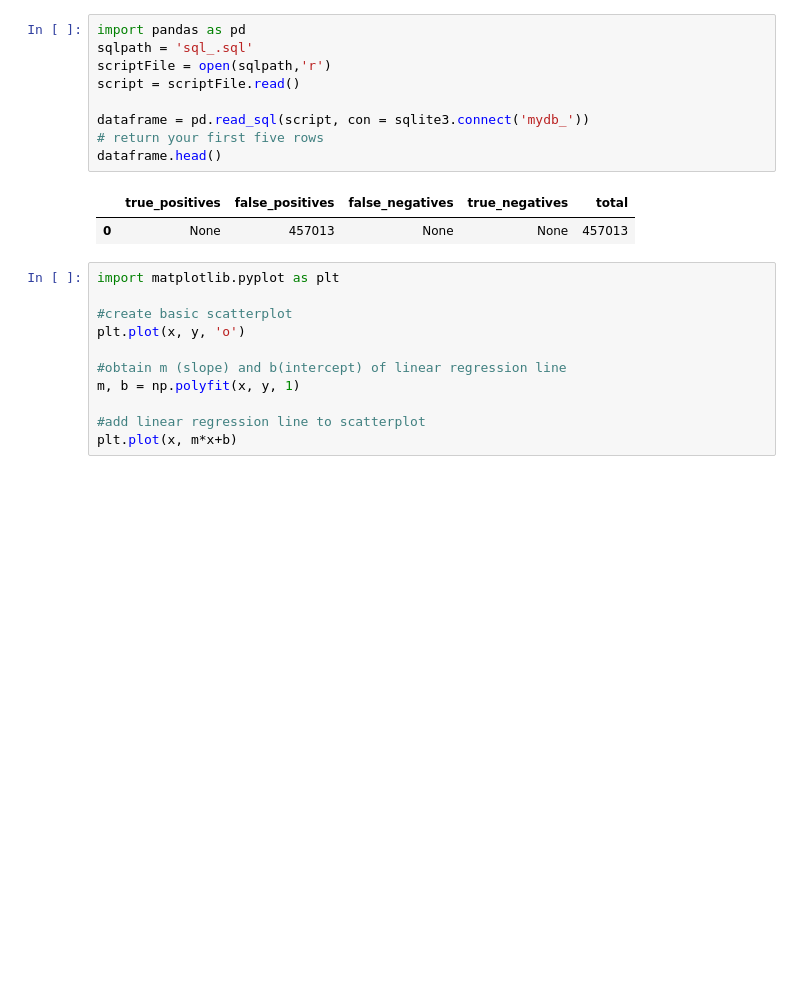
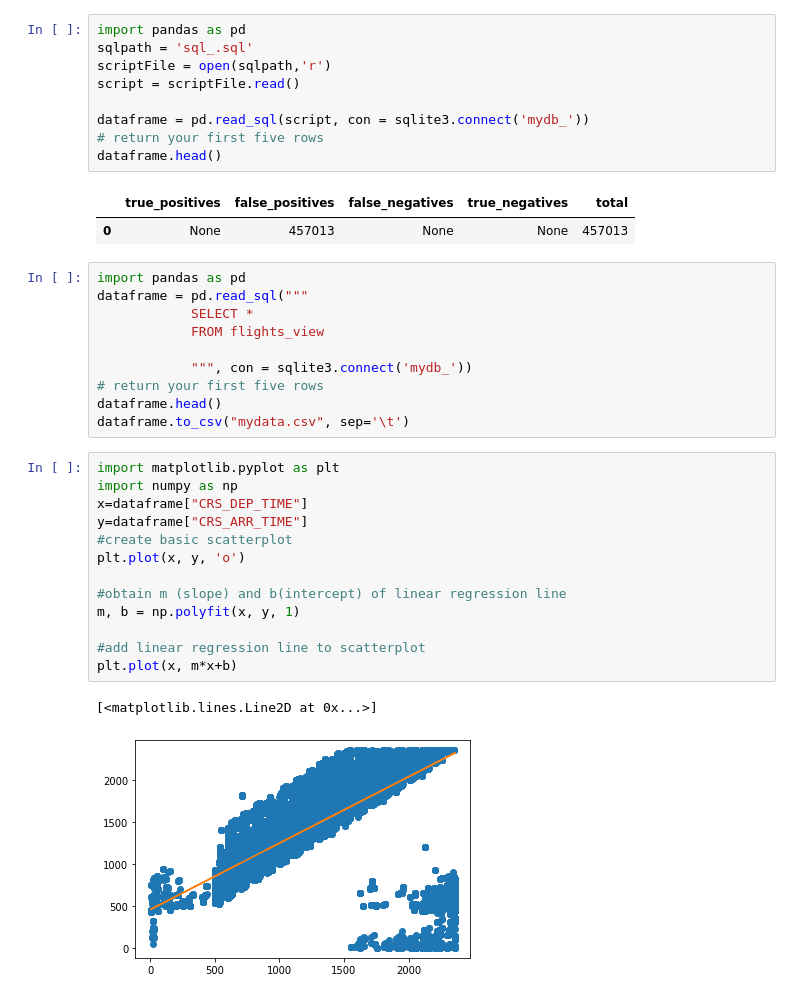
Before and after one commit to prakharsrivastava/powerbi, a Jupyter notebook: Data_Science_on_Google_Cloud_Platform_3.ipynb, the cells around one changed output. Cells and saved outputs as stored; diff of their text form; blank space fills up the shorter version.

```diff
--- a/Data_Science_on_Google_Cloud_Platform_3.ipynb
+++ b/Data_Science_on_Google_Cloud_Platform_3.ipynb
@@ -79,14 +79,29 @@ dataframe.head()
 # %% [output]
 |  | true_positives | false_positives | false_negatives | true_negatives | total |
 | 0 | None | 457013 | None | None | 457013 |
+# %%
+import pandas as pd
+dataframe = pd.read_sql("""
+            SELECT *
+            FROM flights_view
+
+            """, con = sqlite3.connect('mydb_'))
+# return your first five rows
+dataframe.head()
+dataframe.to_csv("mydata.csv", sep='\t')
 # %%
 import matplotlib.pyplot as plt
-
+import numpy as np
+x=dataframe["CRS_DEP_TIME"]
+y=dataframe["CRS_ARR_TIME"]
 #create basic scatterplot
 plt.plot(x, y, 'o')
 
 #obtain m (slope) and b(intercept) of linear regression line
 m, b = np.polyfit(x, y, 1)
 
 #add linear regression line to scatterplot
 plt.plot(x, m*x+b)
+# %% [output]
+[<matplotlib.lines.Line2D at 0x...>]
+[figure, added]
```
